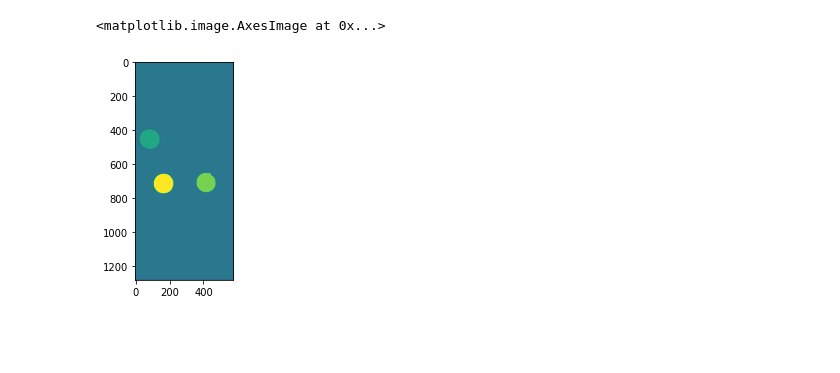
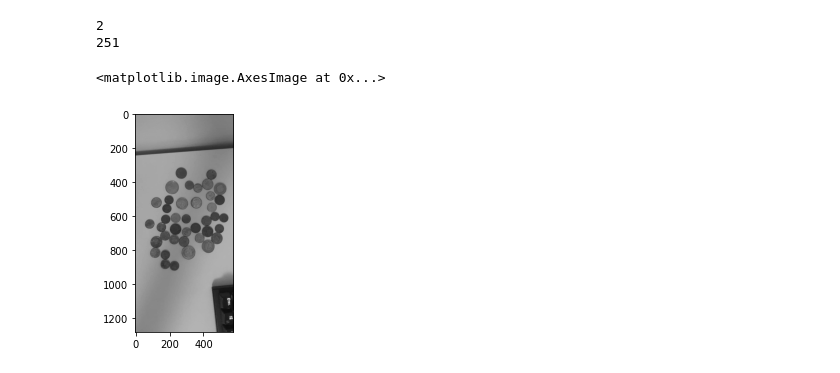
Before and after one commit to misterhz/coin-detection, a Jupyter notebook: coins.ipynb, the cells around one changed output. Cells and saved outputs as stored; diff of their text form; code cells hidden in the pictures; blank space fills up the shorter version.

```diff
--- a/coins.ipynb
+++ b/coins.ipynb
@@ -40,31 +54,37 @@ print(circles.shape)
-# %%
-img = cv2.imread('real/coins 6.jpg')
-gray = cv2.cvtColor(img, cv2.COLOR_BGR2GRAY)
-
-ret, thresh = cv2.threshold(gray, 0, 255, cv2.THRESH_BINARY_INV + cv2.THRESH_OTSU)
-kernel = np.ones((3,3),np.uint8)
-
-opening = cv2.morphologyEx(thresh,cv2.MORPH_OPEN,kernel, iterations = 2)
-
-sure_bg = cv2.dilate(opening,kernel,iterations=3)
-
-dist_transform = cv2.distanceTransform(opening,cv2.DIST_L2,5)
-ret, sure_fg = cv2.threshold(dist_transform,0.7*dist_transform.max(),255,0)
-
-# Finding unknown region
-sure_fg = np.uint8(sure_fg)
-unknown = cv2.subtract(sure_bg,sure_fg)
-
-ret, markers = cv2.connectedComponents(sure_fg)
-
-markers = markers+1
-
-markers[unknown==255] = 0
-
-markers = cv2.watershed(img,markers)
-img[markers == -1] = [255,0,0]
-
-plt.imshow(markers)
-# %% [output]
-<matplotlib.image.AxesImage at 0x...>
-[figure, removed]
+# %%
+def linear_stretching(input, lower_stretch_from, upper_stretch_from):
+
+    lower_stretch_to = 0  # lower value of the range to stretch to - output
+    upper_stretch_to = 255  # upper value of the range to stretch to - output
+
+    output = (input - lower_stretch_from) * ((upper_stretch_to - lower_stretch_to) / (upper_stretch_from - lower_stretch_from)) + lower_stretch_to
+
+    return output
+
+def gamma_correction(img):
+
+    max_value = np.max(img)
+    min_value = np.min(img)
+
+    print(min_value)
+    print(max_value)
+
+    for y in range(len(img)):
+        for x in range(len(img[y])):
+            img[y][x] = linear_stretching(img[y][x], min_value, max_value)
+
+    return img
+# %%
+img = cv2.imread('real/coins 6.jpg')
+img = cv2.cvtColor(img, cv2.COLOR_BGR2RGB)
+# img = adjust_gamma(img, 2)
+gray = cv2.cvtColor(img, cv2.COLOR_BGR2GRAY)
+
+gray = gamma_correction(gray)
+
+plt.imshow(gray, cmap = 'gray')
+# %% [output]
+2
+251
+<matplotlib.image.AxesImage at 0x...>
+[figure, added]
```
Also changed, not shown: parts of 2 cells of this notebook.
